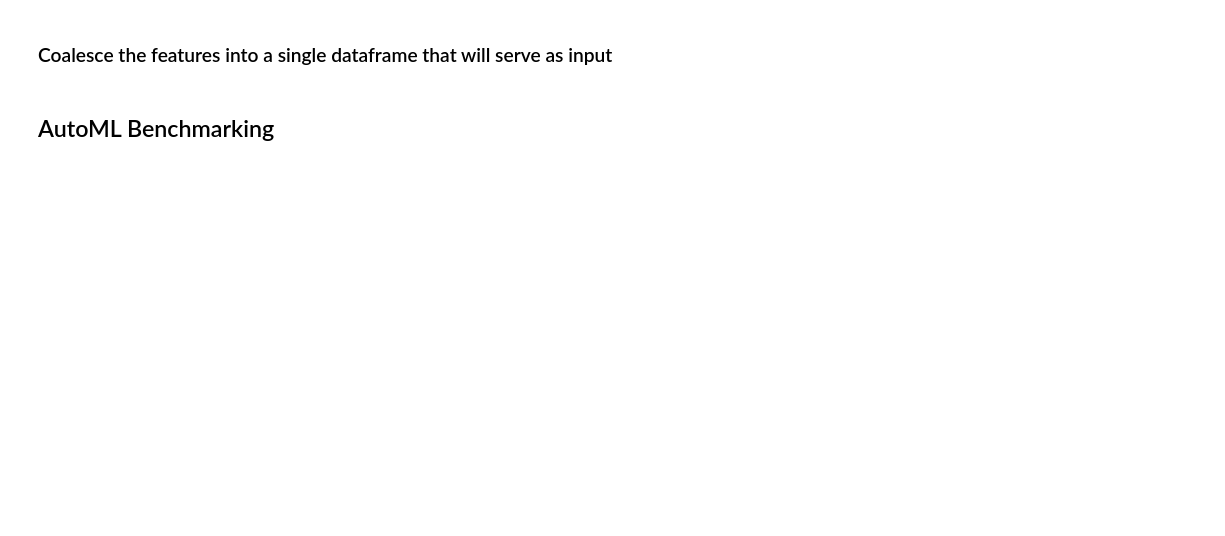
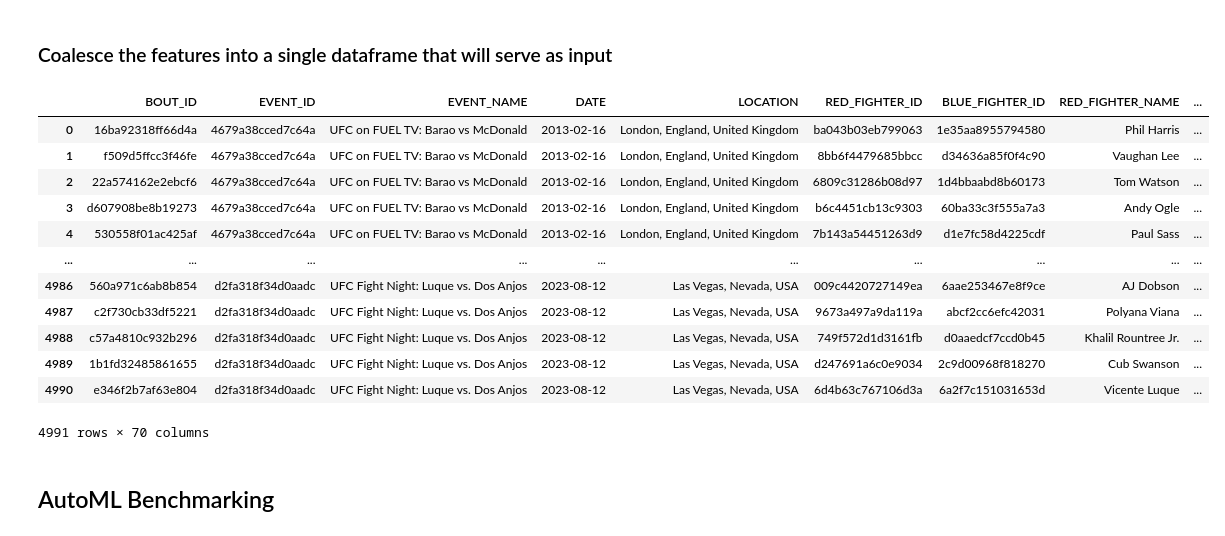
Before and after one commit to ehan03/UFC-Predict, a Jupyter notebook: notebooks/feature_engineering.ipynb, the cells around one changed output. Saved outputs shown, nothing was run; the diff lists cells and outputs as text; code cells hidden in the pictures; blank space fills up the shorter version.

```diff
--- a/notebooks/feature_engineering.ipynb
+++ b/notebooks/feature_engineering.ipynb
@@ -145,3 +173,0 @@ feature_df
-# %%
-df["temp temp"] = df["BOUT_TYPE"].apply(lambda x: is_title_bout(x))
-df.loc[df["temp temp"] == 1]
@@ -205,16 +437,34 @@ df.loc[df["temp temp"] == 1]
 ### Coalesce the features into a single dataframe that will serve as input
 # %%
 data = pd.DataFrame()
-data["BOUT_ID"] = df.loc[
-    (pd.to_datetime(df["DATE"]) >= pd.to_datetime("2010-03-21")) & (df["RED_OUTCOME"].isin(["W", "L"])),
-    "BOUT_ID",
+# data["BOUT_ID"] = df.loc[
+#     (pd.to_datetime(df["DATE"]) >= pd.to_datetime("2010-03-21")) & (df["RED_OUTCOME"].isin(["W", "L"])),
+#     "BOUT_ID",
+# ]
+data = df.loc[
+    (pd.to_datetime(df["DATE"]) >= pd.to_datetime("2013-02-04")) & (df["RED_OUTCOME"].isin(["W", "L"]))
 ]
 
 # Map back features
 
 # Reset index
 data.reset_index(inplace=True, drop=True)
+# data.loc[(data["RED_DATE_OF_BIRTH"].isnull()) | (data["BLUE_DATE_OF_BIRTH"].isnull())]
 data
+# %% [output]
+|  | BOUT_ID | EVENT_ID | EVENT_NAME | DATE | LOCATION | RED_FIGHTER_ID | BLUE_FIGHTER_ID | RED_FIGHTER_NAME | ... |
+| 0 | 16ba92318ff66d4a | 4679a38cced7c64a | UFC on FUEL TV: Barao vs McDonald | 2013-02-16 | London, England, United Kingdom | ba043b03eb799063 | 1e35aa8955794580 | Phil Harris | ... |
+| 1 | f509d5ffcc3f46fe | 4679a38cced7c64a | UFC on FUEL TV: Barao vs McDonald | 2013-02-16 | London, England, United Kingdom | 8bb6f4479685bbcc | d34636a85f0f4c90 | Vaughan Lee | ... |
+| 2 | 22a574162e2ebcf6 | 4679a38cced7c64a | UFC on FUEL TV: Barao vs McDonald | 2013-02-16 | London, England, United Kingdom | 6809c31286b08d97 | 1d4bbaabd8b60173 | Tom Watson | ... |
+| 3 | d607908be8b19273 | 4679a38cced7c64a | UFC on FUEL TV: Barao vs McDonald | 2013-02-16 | London, England, United Kingdom | b6c4451cb13c9303 | 60ba33c3f555a7a3 | Andy Ogle | ... |
+| 4 | 530558f01ac425af | 4679a38cced7c64a | UFC on FUEL TV: Barao vs McDonald | 2013-02-16 | London, England, United Kingdom | 7b143a54451263d9 | d1e7fc58d4225cdf | Paul Sass | ... |
+| ... | ... | ... | ... | ... | ... | ... | ... | ... | ... |
+| 4986 | 560a971c6ab8b854 | d2fa318f34d0aadc | UFC Fight Night: Luque vs. Dos Anjos | 2023-08-12 | Las Vegas, Nevada, USA | 009c4420727149ea | 6aae253467e8f9ce | AJ Dobson | ... |
+| 4987 | c2f730cb33df5221 | d2fa318f34d0aadc | UFC Fight Night: Luque vs. Dos Anjos | 2023-08-12 | Las Vegas, Nevada, USA | 9673a497a9da119a | abcf2cc6efc42031 | Polyana Viana | ... |
+| 4988 | c57a4810c932b296 | d2fa318f34d0aadc | UFC Fight Night: Luque vs. Dos Anjos | 2023-08-12 | Las Vegas, Nevada, USA | 749f572d1d3161fb | d0aaedcf7ccd0b45 | Khalil Rountree Jr. | ... |
+| 4989 | 1b1fd32485861655 | d2fa318f34d0aadc | UFC Fight Night: Luque vs. Dos Anjos | 2023-08-12 | Las Vegas, Nevada, USA | d247691a6c0e9034 | 2c9d00968f818270 | Cub Swanson | ... |
+| 4990 | e346f2b7af63e804 | d2fa318f34d0aadc | UFC Fight Night: Luque vs. Dos Anjos | 2023-08-12 | Las Vegas, Nevada, USA | 6d4b63c767106d3a | 6a2f7c151031653d | Vicente Luque | ... |
+4991 rows × 70 columns
 # %%
 # Split into train and test sets
 split_index = int(len(data) * 0.8)
```
Also changed, not shown: parts of 7 cells of this notebook, 2 other files.
